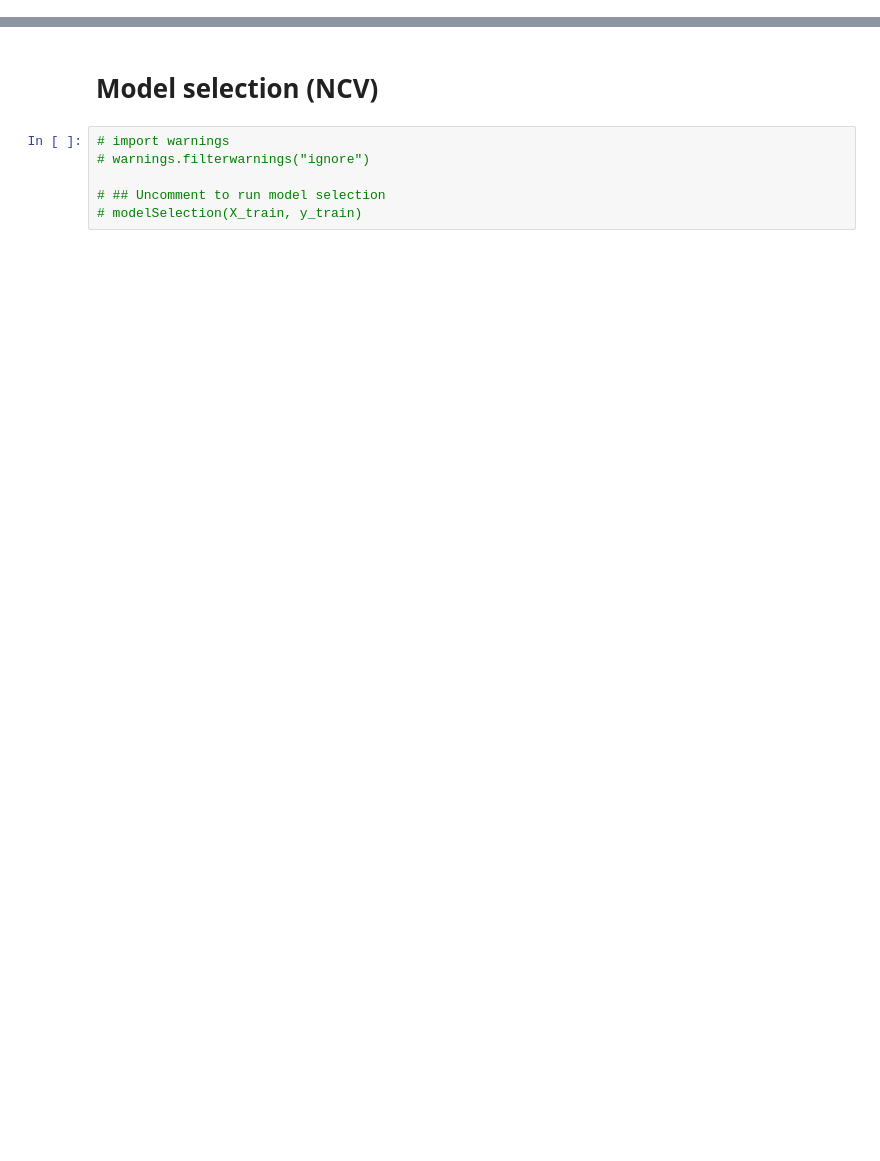
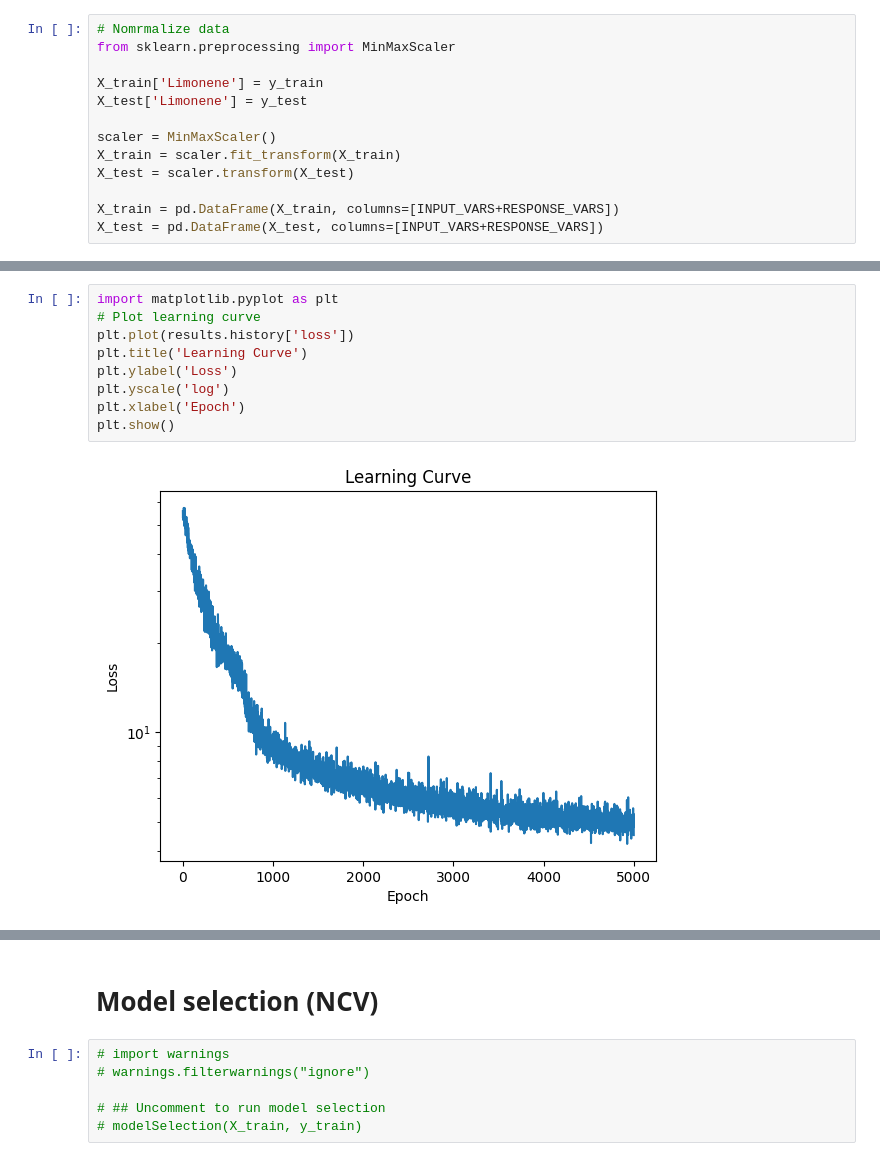
Before and after one commit to costasmexis/straindesignXAI, a Jupyter notebook: notebooks/Limonene_manual.ipynb, the cells around one changed output, grey strips where cells are left out. Saved outputs shown, nothing was run; the diff lists cells and outputs as text; blank space fills up the shorter version.

Commit message:
Limonene VAE

```diff
--- a/notebooks/Limonene_manual.ipynb
+++ b/notebooks/Limonene_manual.ipynb
@@ -258,0 +116,13 @@ tensor([[ 0.5503, -1.1788,  1.7474],
+# %%
+# Nomrmalize data
+from sklearn.preprocessing import MinMaxScaler
+
+X_train['Limonene'] = y_train
+X_test['Limonene'] = y_test
+
+scaler = MinMaxScaler()
+X_train = scaler.fit_transform(X_train)
+X_test = scaler.transform(X_test)
+
+X_train = pd.DataFrame(X_train, columns=[INPUT_VARS+RESPONSE_VARS])
+X_test = pd.DataFrame(X_test, columns=[INPUT_VARS+RESPONSE_VARS])
@@ -258,0 +212,11 @@ tensor([[ 0.5503, -1.1788,  1.7474],
+# %%
+import matplotlib.pyplot as plt
+# Plot learning curve
+plt.plot(results.history['loss'])
+plt.title('Learning Curve')
+plt.ylabel('Loss')
+plt.yscale('log')
+plt.xlabel('Epoch')
+plt.show()
+# %% [output]
+[figure, added]
```
Also changed, not shown: parts of 22 cells of this notebook.
